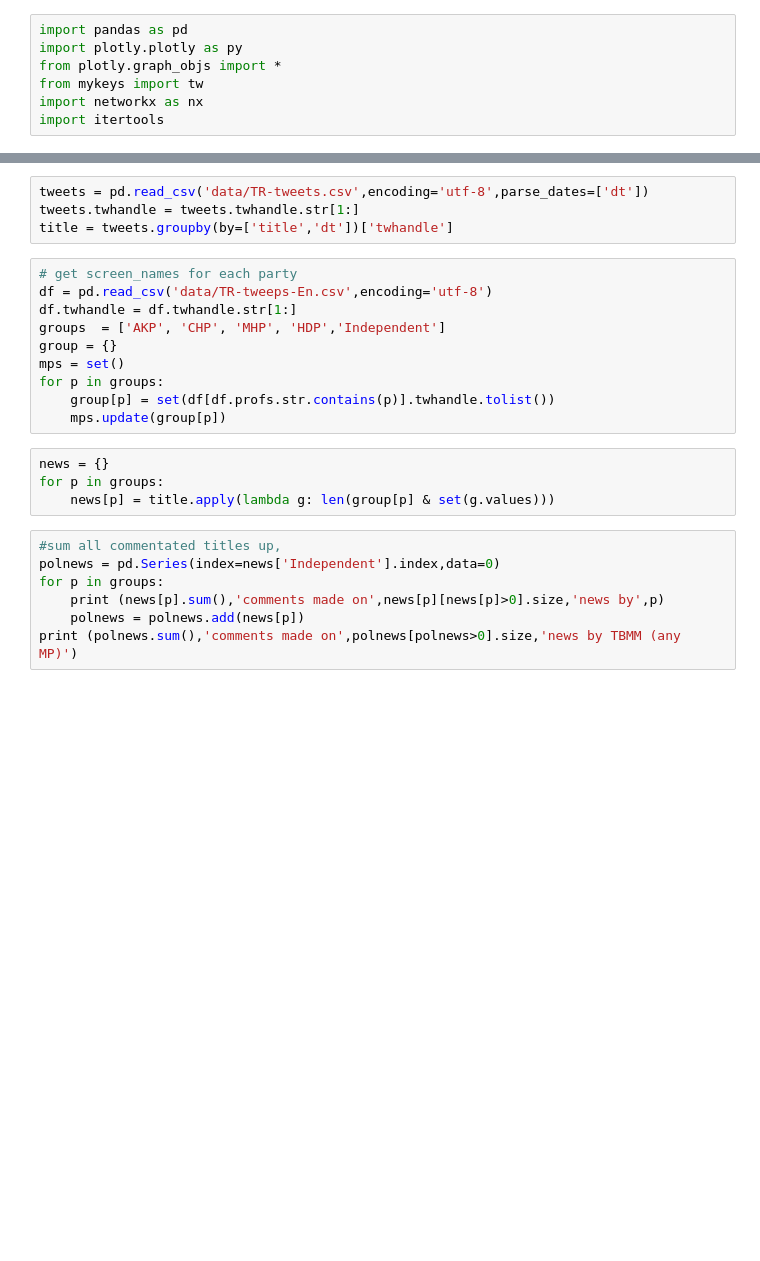
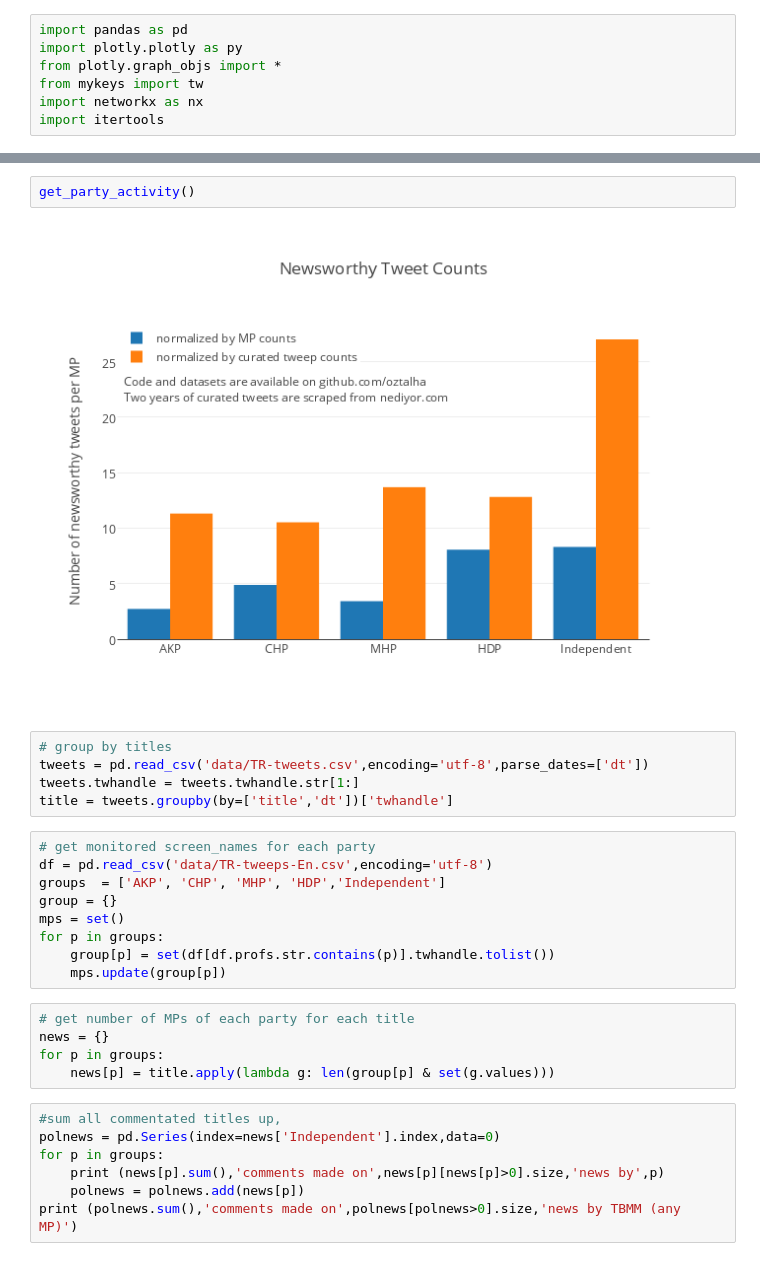
Before and after one commit to oztalha/News-Commentary-Tweets-of-Elites, a Jupyter notebook: analysis/TBMM as Commentator on Twitter.ipynb, the cells around one changed output, grey strips where cells are left out. Saved outputs shown, nothing was run; the diff lists cells and outputs as text; blank space fills up the shorter version.

```diff
--- a/analysis/TBMM as Commentator on Twitter.ipynb
+++ b/analysis/TBMM as Commentator on Twitter.ipynb
@@ -79,11 +115,15 @@ get_party_representation()
+# %%
+get_party_activity()
+# %% [output]
+[figure, added]
 # %%
+# group by titles
 tweets = pd.read_csv('data/TR-tweets.csv',encoding='utf-8',parse_dates=['dt'])
 tweets.twhandle = tweets.twhandle.str[1:]
 title = tweets.groupby(by=['title','dt'])['twhandle']
 # %%
-# get screen_names for each party
+# get monitored screen_names for each party
 df = pd.read_csv('data/TR-tweeps-En.csv',encoding='utf-8')
-df.twhandle = df.twhandle.str[1:]
 groups  = ['AKP', 'CHP', 'MHP', 'HDP','Independent']
 group = {}
 mps = set()
@@ -91,6 +131,7 @@ for p in groups:
     group[p] = set(df[df.profs.str.contains(p)].twhandle.tolist())
     mps.update(group[p])
 # %%
+# get number of MPs of each party for each title
 news = {}
 for p in groups:
     news[p] = title.apply(lambda g: len(group[p] & set(g.values)))
```
Also changed, not shown: parts of 5 cells of this notebook, 2 other files.
